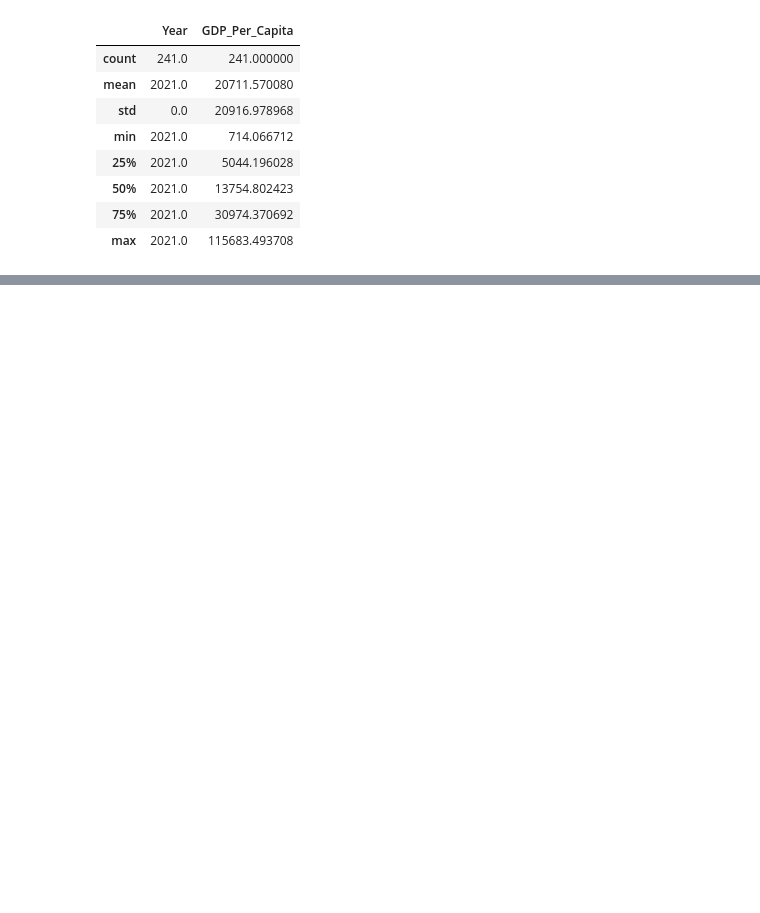
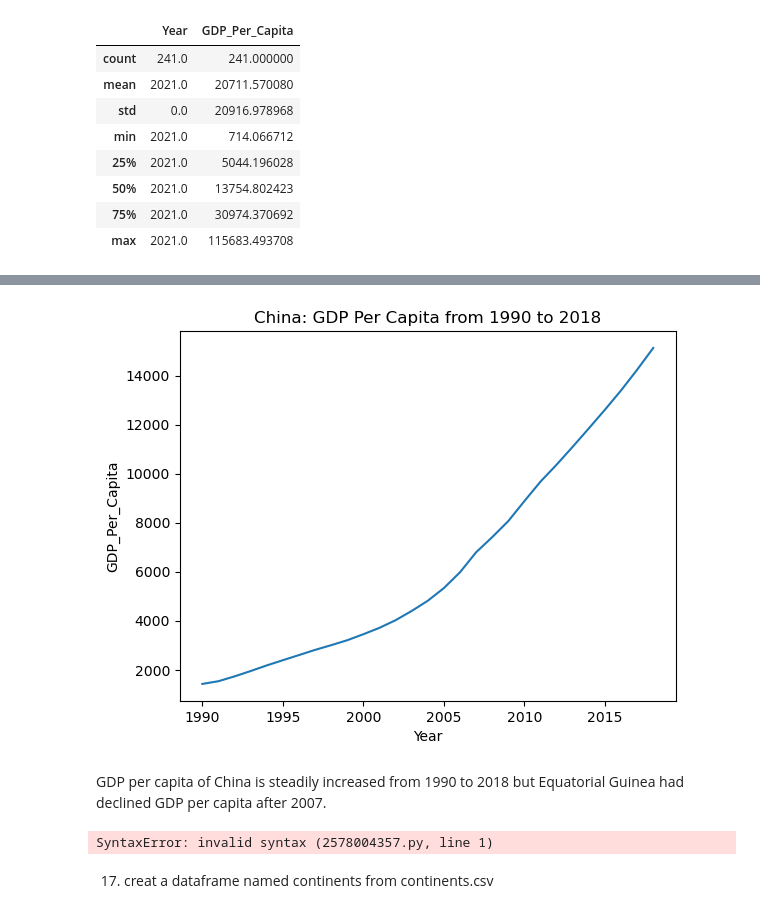
Before and after one commit to nss-data-science-cohort-8/un-exploration-fvetdds, a Jupyter notebook: data/UN_Data_Exploration.ipynb, the cells around one changed output, grey strips where cells are left out. Saved outputs shown, nothing was run; the diff lists cells and outputs as text; code cells hidden in the pictures; blank space fills up the shorter version.

```diff
--- a/data/UN_Data_Exploration.ipynb
+++ b/data/UN_Data_Exploration.ipynb
@@ -199,0 +270,14 @@ AttributeError: 'DataFrame' object has no attribute 'information'
+# %%
+gdp_China = gdp_df[(gdp_df['Country'] == 'China')]
+gdp_China_trimmed = gdp_China.drop(gdp_China[gdp_China['Year'] > 2018].index)
+line_plot_= sns.lineplot(x= 'Year', y='GDP_Per_Capita', data= gdp_China_trimmed)
+plt.title('China: GDP Per Capita from 1990 to 2018')
+plt.show()
+# %% [output]
+[figure, added]
+# %% [markdown]
+GDP per capita of China is steadily increased from 1990 to 2018 but Equatorial Guinea had declined GDP per capita after 2007.
+# %%
+Bonus: Put both line charts on the same plot.
+# %% [output]
+SyntaxError: invalid syntax (2578004357.py, line 1)
@@ -199,0 +291,2 @@ AttributeError: 'DataFrame' object has no attribute 'information'
+# %% [markdown]
+17. creat a dataframe named continents from continents.csv
```
Also changed, not shown: parts of 104 cells of this notebook.
